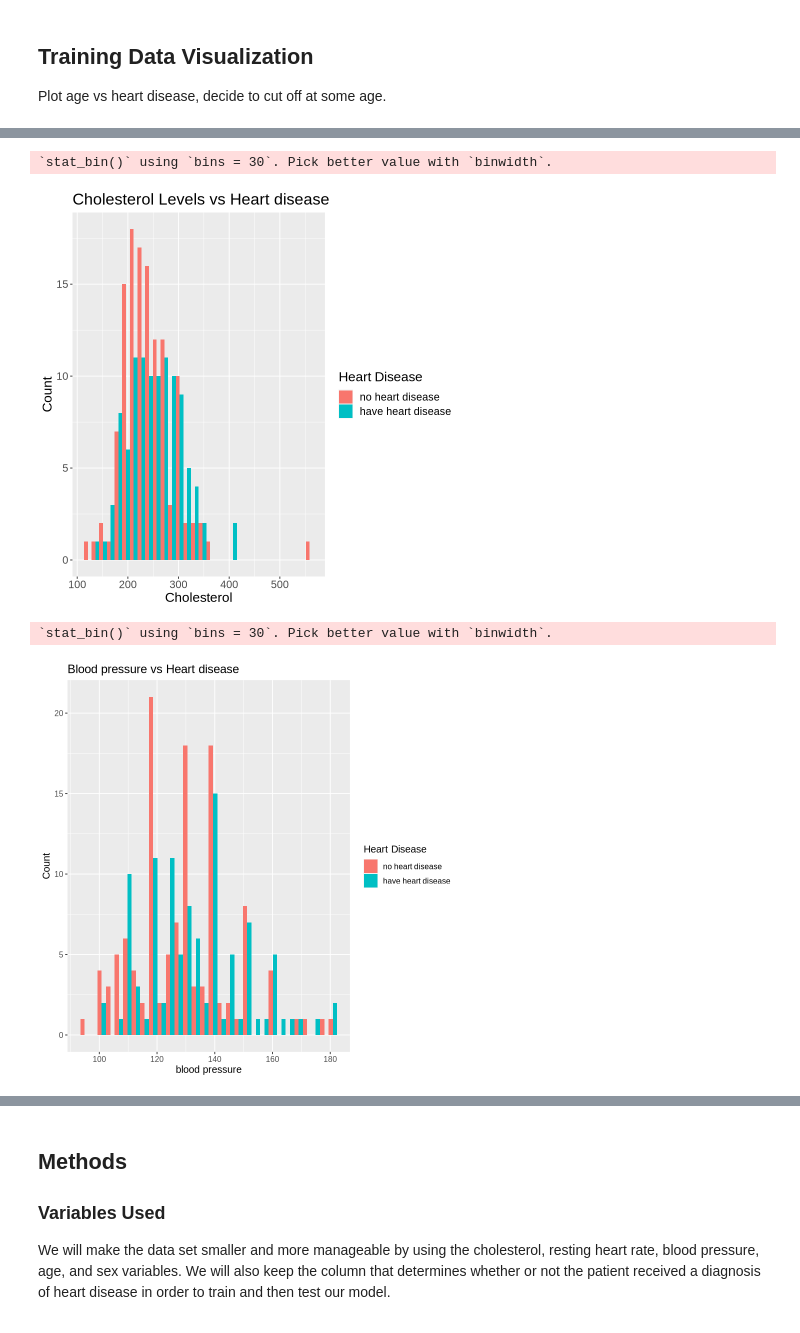
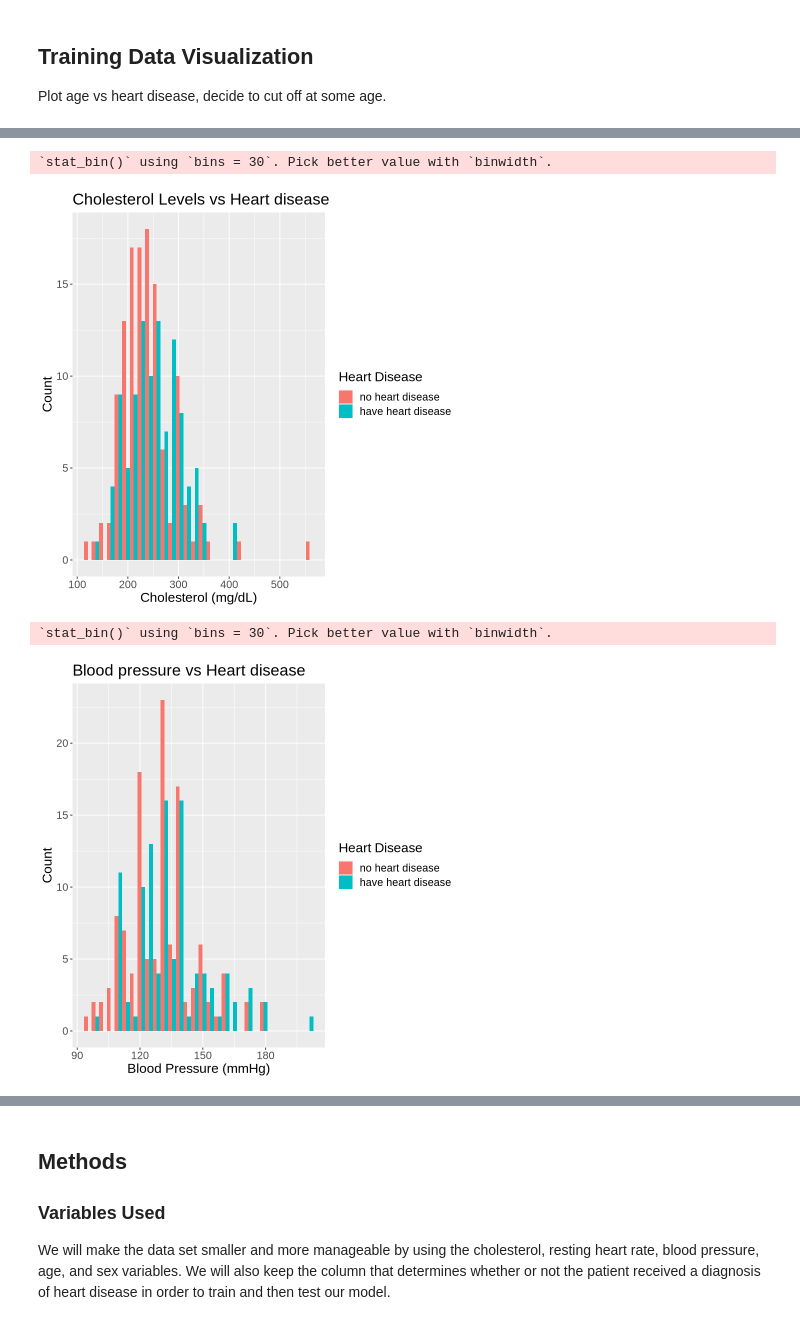
Before and after one commit to sandrapruner/DSCI-100-Project, a Jupyter notebook: Proposal.ipynb, the cells around one changed output, grey strips where cells are left out. Drawn from its saved outputs; the diff is of its cells as text; code cells hidden in the pictures.

```diff
--- a/Proposal.ipynb
+++ b/Proposal.ipynb
@@ -107,23 +116,23 @@ age_histogram
 # %%
 chol_histogram <-   ggplot(heart_train, aes(x = chol, fill = target)) +
                      geom_histogram(position = 'dodge') +
-                     labs(x = "Cholesterol", y = "Count", fill = "Heart Disease") +
+                     labs(x = "Cholesterol (mg/dL)", y = "Count", fill = "Heart Disease") +
                      ggtitle("Cholesterol Levels vs Heart disease") +
                      theme(text=element_text(size=16))
 chol_histogram
 # %% [output]
 `stat_bin()` using `bins = 30`. Pick better value with `binwidth`.
-[figure, old version]
+[figure, new version]
 # %%
 trestbps_histogram <-   ggplot(heart_train, aes(x = trestbps, fill = target)) +
                         geom_histogram(position = 'dodge') +
-                        labs(x = "blood pressure", y = "Count", fill = "Heart Disease") +
+                        labs(x = "Blood Pressure (mmHg)", y = "Count", fill = "Heart Disease") +
                         ggtitle("Blood pressure vs Heart disease") +
-                        theme(text=element_text(size=12))
+                        theme(text=element_text(size=16))
 trestbps_histogram
 # %% [output]
 `stat_bin()` using `bins = 30`. Pick better value with `binwidth`.
-[figure, old version]
+[figure, new version]
 # %%
 gender_bar <-   ggplot(heart_train, aes(x = sex, fill = target)) +
                 geom_bar(position = 'dodge') +
```
Also changed, not shown: parts of 6 cells of this notebook.
